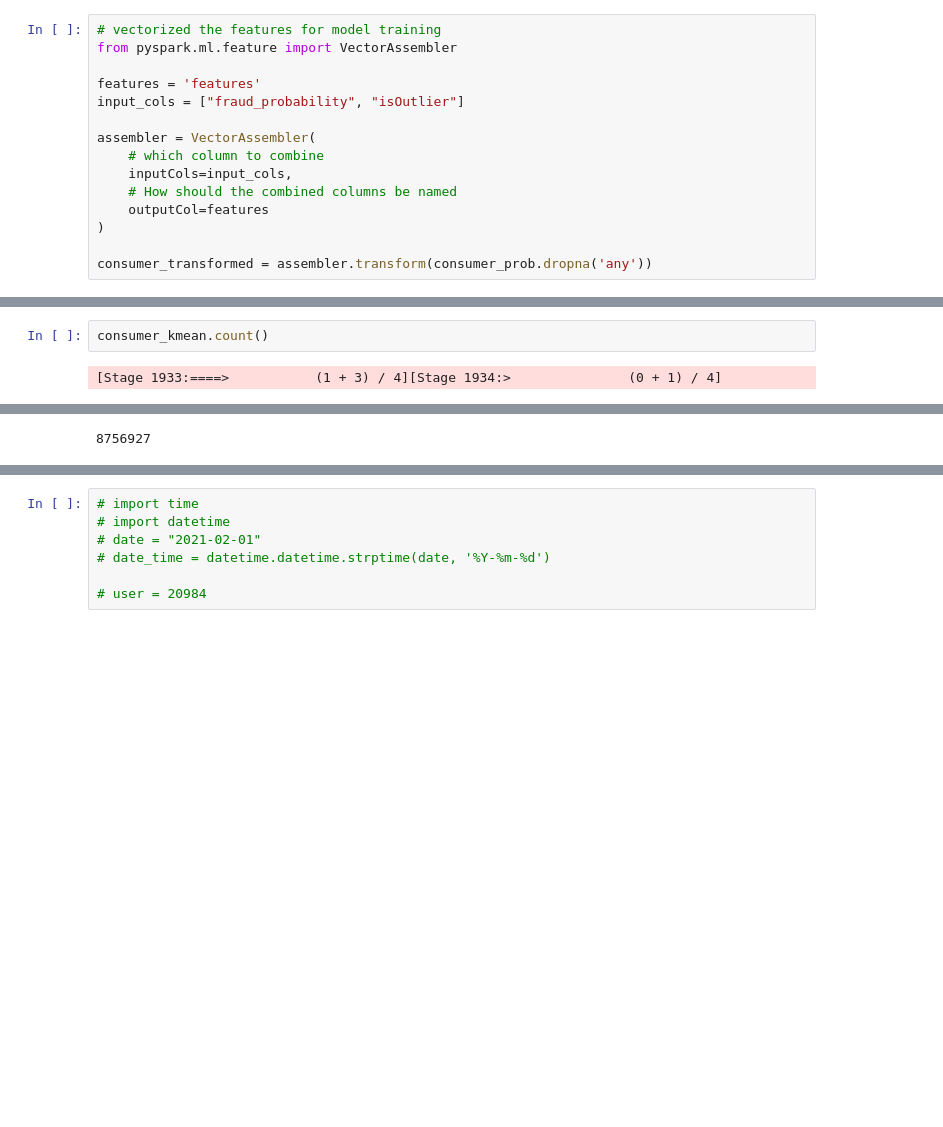
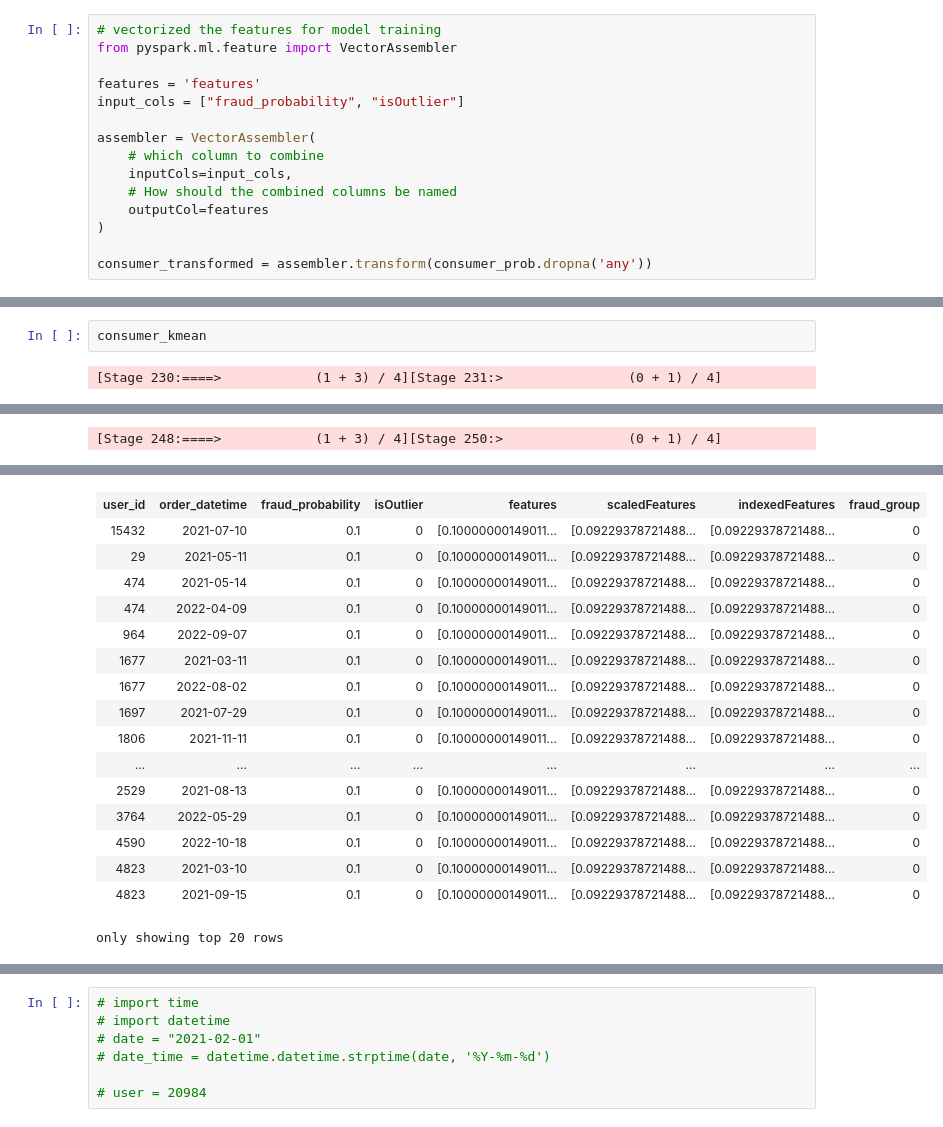
Before and after one commit to MAST30034-Applied-Data-Science/generic-buy-now-pay-later-project-group-27, a Jupyter notebook: notebooks/fraud.ipynb, the cells around one changed output, grey strips where cells are left out. Saved outputs shown, nothing was run; the diff lists cells and outputs as text; blank space fills up the shorter version.

```diff
--- a/notebooks/fraud.ipynb
+++ b/notebooks/fraud.ipynb
@@ -204,4 +168,4 @@ consumer_kmean = consumer_kmean.withColumnRenamed("prediction", "fraud_group")
 # %%
-consumer_kmean.count()
+consumer_kmean
 # %% [output]
-[Stage 1933:====>           (1 + 3) / 4][Stage 1934:>               (0 + 1) / 4]
+[Stage 230:====>            (1 + 3) / 4][Stage 231:>                (0 + 1) / 4]
@@ -210 +174 @@ consumer_kmean.count()
-8756927
+[Stage 248:====>            (1 + 3) / 4][Stage 250:>                (0 + 1) / 4]
@@ -210,0 +177,17 @@ consumer_kmean.count()
+| user_id | order_datetime | fraud_probability | isOutlier | features | scaledFeatures | indexedFeatures | fraud_group |
+| 15432 | 2021-07-10 | 0.1 | 0 | [0.10000000149011... | [0.09229378721488... | [0.09229378721488... | 0 |
+| 29 | 2021-05-11 | 0.1 | 0 | [0.10000000149011... | [0.09229378721488... | [0.09229378721488... | 0 |
+| 474 | 2021-05-14 | 0.1 | 0 | [0.10000000149011... | [0.09229378721488... | [0.09229378721488... | 0 |
+| 474 | 2022-04-09 | 0.1 | 0 | [0.10000000149011... | [0.09229378721488... | [0.09229378721488... | 0 |
+| 964 | 2022-09-07 | 0.1 | 0 | [0.10000000149011... | [0.09229378721488... | [0.09229378721488... | 0 |
+| 1677 | 2021-03-11 | 0.1 | 0 | [0.10000000149011... | [0.09229378721488... | [0.09229378721488... | 0 |
+| 1677 | 2022-08-02 | 0.1 | 0 | [0.10000000149011... | [0.09229378721488... | [0.09229378721488... | 0 |
+| 1697 | 2021-07-29 | 0.1 | 0 | [0.10000000149011... | [0.09229378721488... | [0.09229378721488... | 0 |
+| 1806 | 2021-11-11 | 0.1 | 0 | [0.10000000149011... | [0.09229378721488... | [0.09229378721488... | 0 |
+| ... | ... | ... | ... | ... | ... | ... | ... |
+| 2529 | 2021-08-13 | 0.1 | 0 | [0.10000000149011... | [0.09229378721488... | [0.09229378721488... | 0 |
+| 3764 | 2022-05-29 | 0.1 | 0 | [0.10000000149011... | [0.09229378721488... | [0.09229378721488... | 0 |
+| 4590 | 2022-10-18 | 0.1 | 0 | [0.10000000149011... | [0.09229378721488... | [0.09229378721488... | 0 |
+| 4823 | 2021-03-10 | 0.1 | 0 | [0.10000000149011... | [0.09229378721488... | [0.09229378721488... | 0 |
+| 4823 | 2021-09-15 | 0.1 | 0 | [0.10000000149011... | [0.09229378721488... | [0.09229378721488... | 0 |
+only showing top 20 rows
```
Also changed, not shown: parts of 33 cells of this notebook, 1 other file.
